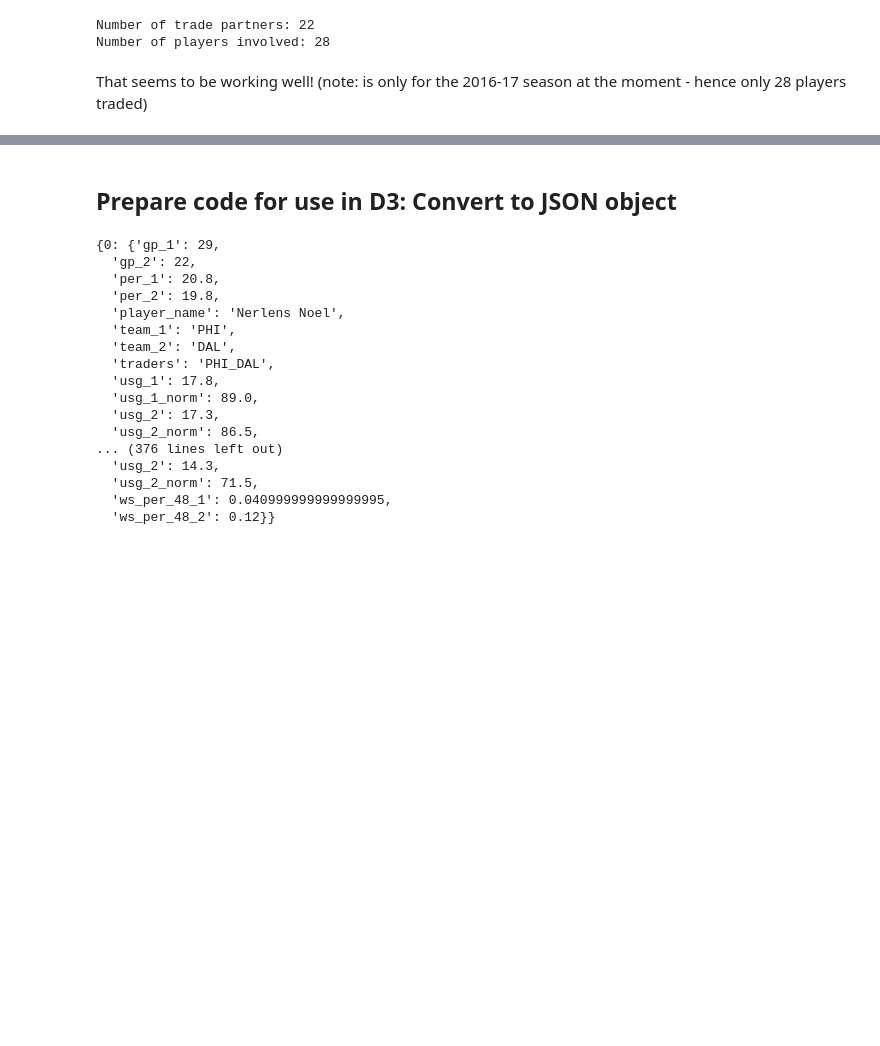
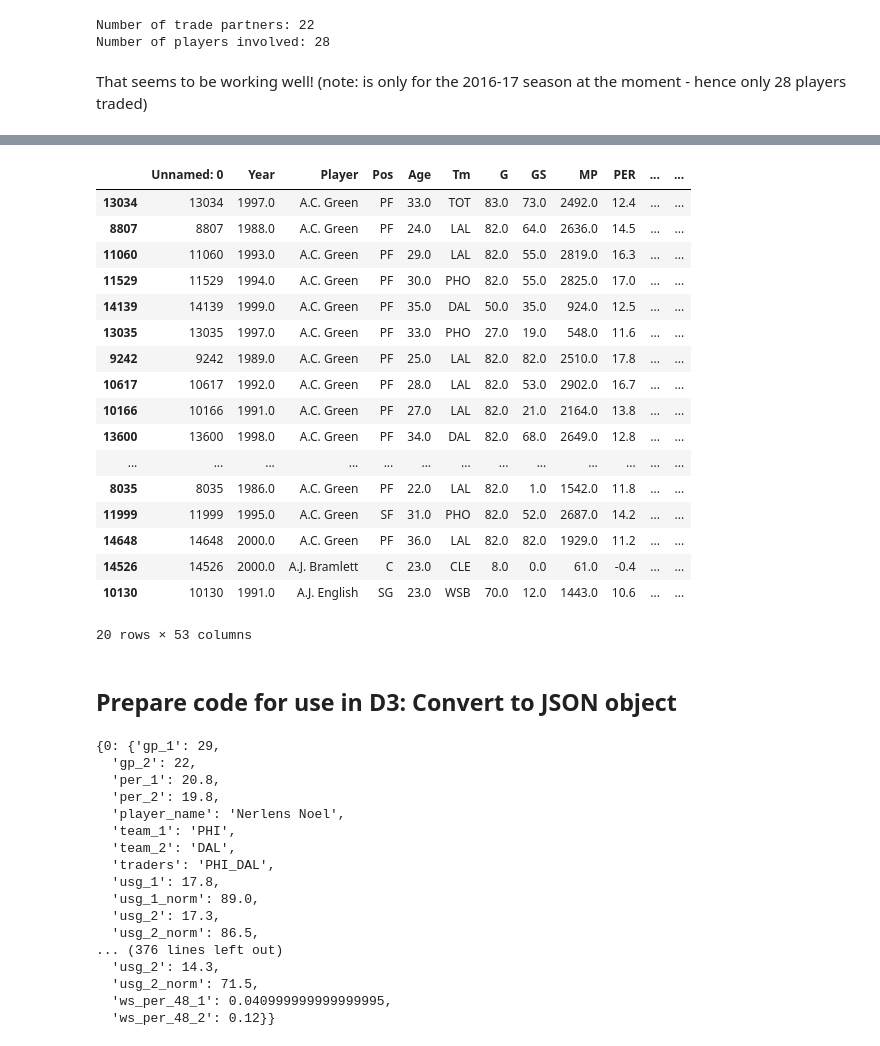
Before and after one commit to tttgm/NBA-Trade-Tracker, a Jupyter notebook: NBAPlayerMovement.ipynb, the cells around one changed output, grey strips where cells are left out. Saved outputs shown, nothing was run; the diff lists cells and outputs as text; code cells hidden in the pictures; blank space fills up the shorter version.

Commit message:
Added full historical dataset for analysis

```diff
--- a/NBAPlayerMovement.ipynb
+++ b/NBAPlayerMovement.ipynb
@@ -174,0 +189,4 @@ That seems to be working well! (note: is only for the 2016-17 season at the mome
+# %%
+# load the FULL stats file (downloaded from Kaggle)
+full_stats = pd.read_csv('Seasons_Stats.csv')
+full_stats.head()
@@ -174,0 +223,3 @@ That seems to be working well! (note: is only for the 2016-17 season at the mome
+# %%
+# look at 'modern NBA' (from 1985 on) only
+modern_stats = full_stats.loc[lambda full_stats: full_stats.Year >= 1985.0, :]
@@ -175,3 +240,32 @@ That seems to be working well! (note: is only for the 2016-17 season at the mome
+# %%
+# am trying to groupby the data into PLAYERS, then check to see if the data for each PLAYER
+# contains any double-ups in the YEAR column.
+
+traded_players = []
+
+# grouped_players = modern_stats.groupby(['Player'])
+sorted_players = modern_stats.sort_values(by=['Player'])
+# %%
+sorted_players.head(20)
+# %% [output]
+|  | Unnamed: 0 | Year | Player | Pos | Age | Tm | G | GS | MP | PER | ... | ... |
+| 13034 | 13034 | 1997.0 | A.C. Green | PF | 33.0 | TOT | 83.0 | 73.0 | 2492.0 | 12.4 | ... | ... |
+| 8807 | 8807 | 1988.0 | A.C. Green | PF | 24.0 | LAL | 82.0 | 64.0 | 2636.0 | 14.5 | ... | ... |
+| 11060 | 11060 | 1993.0 | A.C. Green | PF | 29.0 | LAL | 82.0 | 55.0 | 2819.0 | 16.3 | ... | ... |
+| 11529 | 11529 | 1994.0 | A.C. Green | PF | 30.0 | PHO | 82.0 | 55.0 | 2825.0 | 17.0 | ... | ... |
+| 14139 | 14139 | 1999.0 | A.C. Green | PF | 35.0 | DAL | 50.0 | 35.0 | 924.0 | 12.5 | ... | ... |
+| 13035 | 13035 | 1997.0 | A.C. Green | PF | 33.0 | PHO | 27.0 | 19.0 | 548.0 | 11.6 | ... | ... |
+| 9242 | 9242 | 1989.0 | A.C. Green | PF | 25.0 | LAL | 82.0 | 82.0 | 2510.0 | 17.8 | ... | ... |
+| 10617 | 10617 | 1992.0 | A.C. Green | PF | 28.0 | LAL | 82.0 | 53.0 | 2902.0 | 16.7 | ... | ... |
+| 10166 | 10166 | 1991.0 | A.C. Green | PF | 27.0 | LAL | 82.0 | 21.0 | 2164.0 | 13.8 | ... | ... |
+| 13600 | 13600 | 1998.0 | A.C. Green | PF | 34.0 | DAL | 82.0 | 68.0 | 2649.0 | 12.8 | ... | ... |
+| ... | ... | ... | ... | ... | ... | ... | ... | ... | ... | ... | ... | ... |
+| 8035 | 8035 | 1986.0 | A.C. Green | PF | 22.0 | LAL | 82.0 | 1.0 | 1542.0 | 11.8 | ... | ... |
+| 11999 | 11999 | 1995.0 | A.C. Green | SF | 31.0 | PHO | 82.0 | 52.0 | 2687.0 | 14.2 | ... | ... |
+| 14648 | 14648 | 2000.0 | A.C. Green | PF | 36.0 | LAL | 82.0 | 82.0 | 1929.0 | 11.2 | ... | ... |
+| 14526 | 14526 | 2000.0 | A.J. Bramlett | C | 23.0 | CLE | 8.0 | 0.0 | 61.0 | -0.4 | ... | ... |
+| 10130 | 10130 | 1991.0 | A.J. English | SG | 23.0 | WSB | 70.0 | 12.0 | 1443.0 | 10.6 | ... | ... |
+20 rows × 53 columns
 # %% [markdown]
 ## Prepare code for use in D3: Convert to JSON object
 # %%
```
Also changed, not shown: parts of 7 cells of this notebook.
